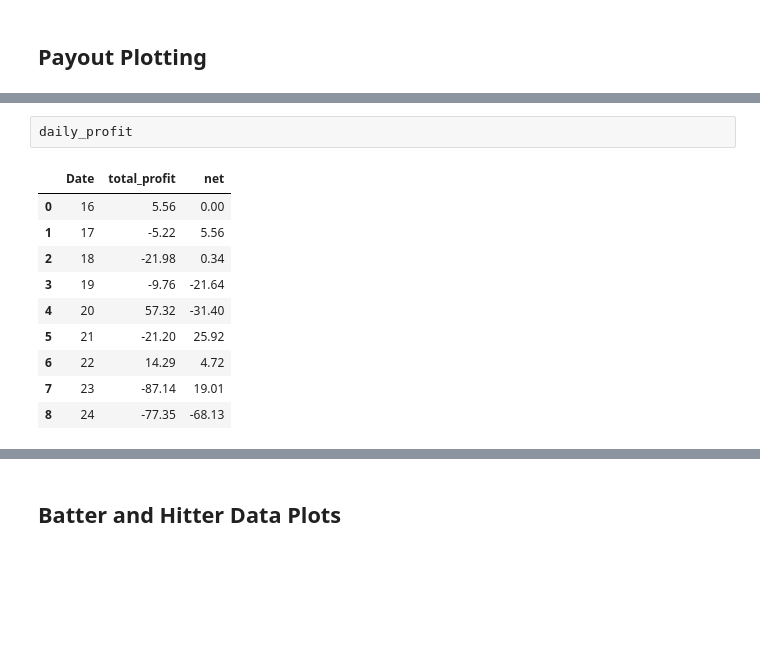
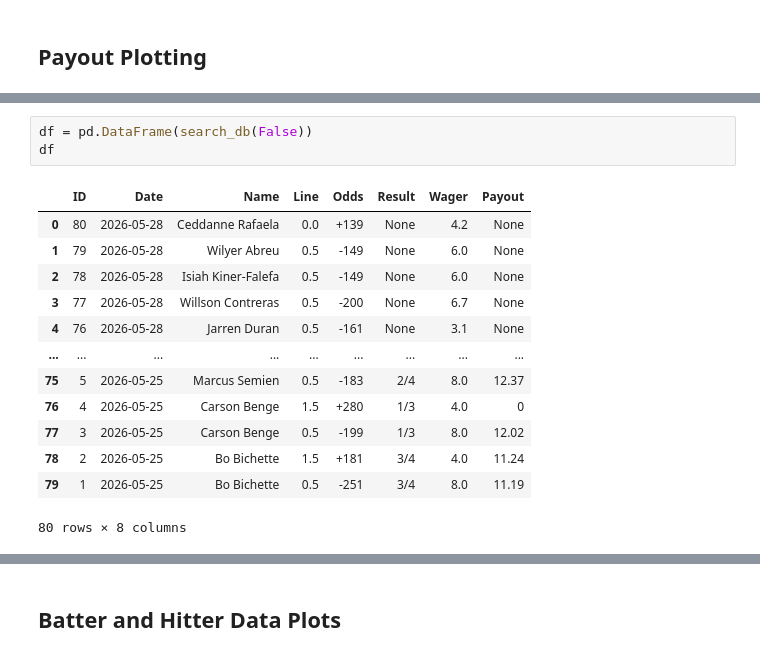
Before and after one commit to frate3/Sports_odds, a Jupyter notebook: plotting.ipynb, the cells around one changed output, grey strips where cells are left out. Drawn from its saved outputs; the diff is of its cells as text; blank space fills up the shorter version.

```diff
--- a/plotting.ipynb
+++ b/plotting.ipynb
@@ -32,13 +32,17 @@ sns.lineplot(x="Date", y="net",
 # %%
-daily_profit
+df = pd.DataFrame(search_db(False))
+df
 # %% [output]
-|  | Date | total_profit | net |
-| 0 | 16 | 5.56 | 0.00 |
-| 1 | 17 | -5.22 | 5.56 |
-| 2 | 18 | -21.98 | 0.34 |
-| 3 | 19 | -9.76 | -21.64 |
-| 4 | 20 | 57.32 | -31.40 |
-| 5 | 21 | -21.20 | 25.92 |
-| 6 | 22 | 14.29 | 4.72 |
-| 7 | 23 | -87.14 | 19.01 |
-| 8 | 24 | -77.35 | -68.13 |
+|  | ID | Date | Name | Line | Odds | Result | Wager | Payout |
+| 0 | 80 | 2026-05-28 | Ceddanne Rafaela | 0.0 | +139 | None | 4.2 | None |
+| 1 | 79 | 2026-05-28 | Wilyer Abreu | 0.5 | -149 | None | 6.0 | None |
+| 2 | 78 | 2026-05-28 | Isiah Kiner-Falefa | 0.5 | -149 | None | 6.0 | None |
+| 3 | 77 | 2026-05-28 | Willson Contreras | 0.5 | -200 | None | 6.7 | None |
+| 4 | 76 | 2026-05-28 | Jarren Duran | 0.5 | -161 | None | 3.1 | None |
+| ... | ... | ... | ... | ... | ... | ... | ... | ... |
+| 75 | 5 | 2026-05-25 | Marcus Semien | 0.5 | -183 | 2/4 | 8.0 | 12.37 |
+| 76 | 4 | 2026-05-25 | Carson Benge | 1.5 | +280 | 1/3 | 4.0 | 0 |
+| 77 | 3 | 2026-05-25 | Carson Benge | 0.5 | -199 | 1/3 | 8.0 | 12.02 |
+| 78 | 2 | 2026-05-25 | Bo Bichette | 1.5 | +181 | 3/4 | 4.0 | 11.24 |
+| 79 | 1 | 2026-05-25 | Bo Bichette | 0.5 | -251 | 3/4 | 8.0 | 11.19 |
+80 rows × 8 columns
```
Also changed, not shown: parts of 3 cells of this notebook, 17 other files.
